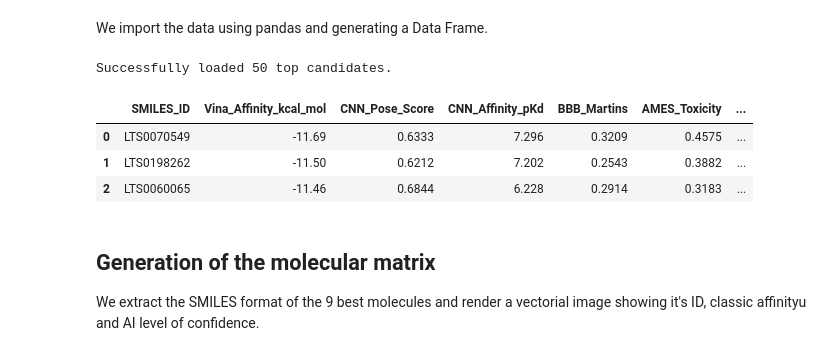
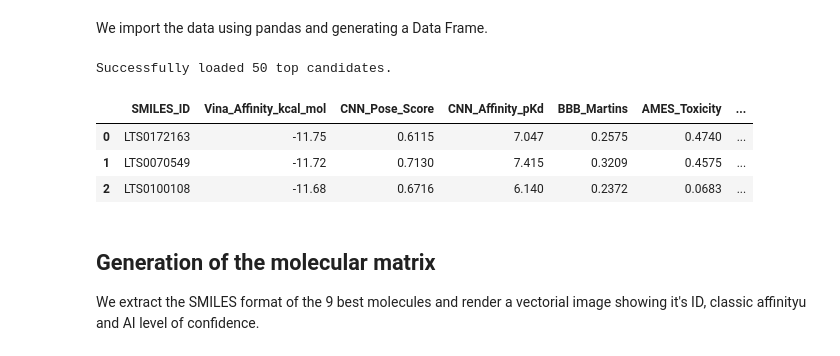
Before and after one commit to JSoriano02/vegfr2-natural-product-screening, a Jupyter notebook: notebooks/01_VGFR2_Top_Candidates_Visualization.ipynb, the cells around one changed output. Drawn from its saved outputs; the diff is of its cells as text; code cells hidden in the pictures.

```diff
--- a/notebooks/01_VGFR2_Top_Candidates_Visualization.ipynb
+++ b/notebooks/01_VGFR2_Top_Candidates_Visualization.ipynb
@@ -19,27 +19,27 @@ We import the data using pandas and generating a Data Frame.
 # %%
 import pandas as pd
 from rdkit import Chem
 from rdkit.Chem import Draw
 import os
 
 # Define the path to the results
-results_path = '../results/top_final/top_candidates_master.csv'
+results_path = '../nextflow_pipeline/results/top_final/top_candidates_master.csv'
 
 if not os.path.exists(results_path):
     print(f"Error: The file {results_path} was not found.")
 else:
     # Load the dataframe
     df_results = pd.read_csv(results_path)
     print(f"Successfully loaded {len(df_results)} top candidates.\n")
 
     # Display the first 3 rows to verify data
     display(df_results.head(3))
 # %% [output]
 Successfully loaded 50 top candidates.
 |  | SMILES_ID | Vina_Affinity_kcal_mol | CNN_Pose_Score | CNN_Affinity_pKd | BBB_Martins | AMES_Toxicity | ... |
-| 0 | LTS0070549 | -11.69 | 0.6333 | 7.296 | 0.3209 | 0.4575 | ... |
-| 1 | LTS0198262 | -11.50 | 0.6212 | 7.202 | 0.2543 | 0.3882 | ... |
-| 2 | LTS0060065 | -11.46 | 0.6844 | 6.228 | 0.2914 | 0.3183 | ... |
+| 0 | LTS0172163 | -11.75 | 0.6115 | 7.047 | 0.2575 | 0.4740 | ... |
+| 1 | LTS0070549 | -11.72 | 0.7130 | 7.415 | 0.3209 | 0.4575 | ... |
+| 2 | LTS0100108 | -11.68 | 0.6716 | 6.140 | 0.2372 | 0.0683 | ... |
 # %% [markdown]
 ## Generation of the molecular matrix
 We extract the SMILES format of the 9 best molecules and render a vectorial image showing it's ID, classic affinityu and AI level of confidence.
```
Also changed, not shown: 7 other files.
